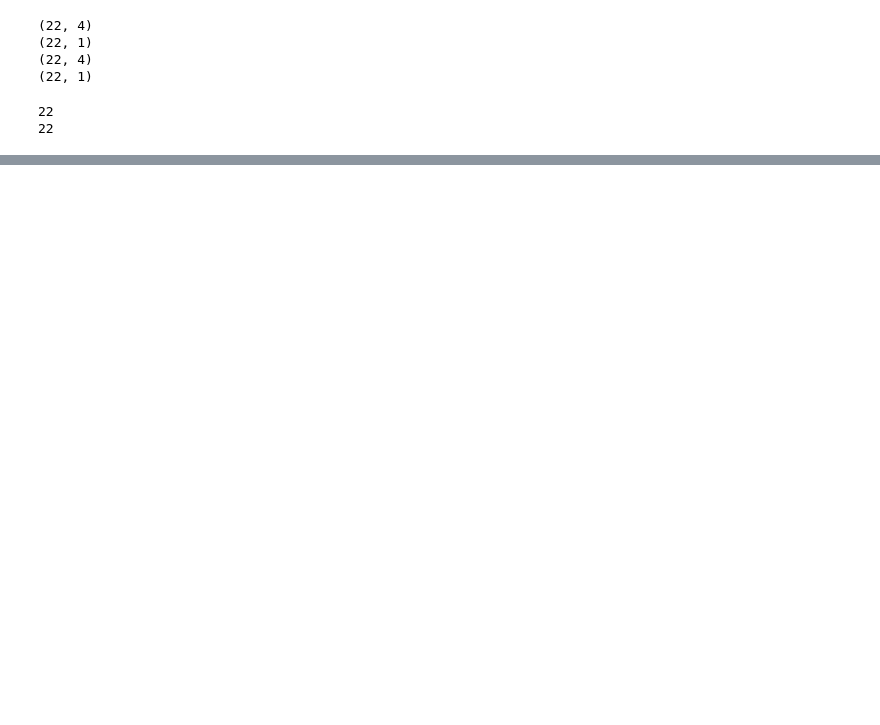
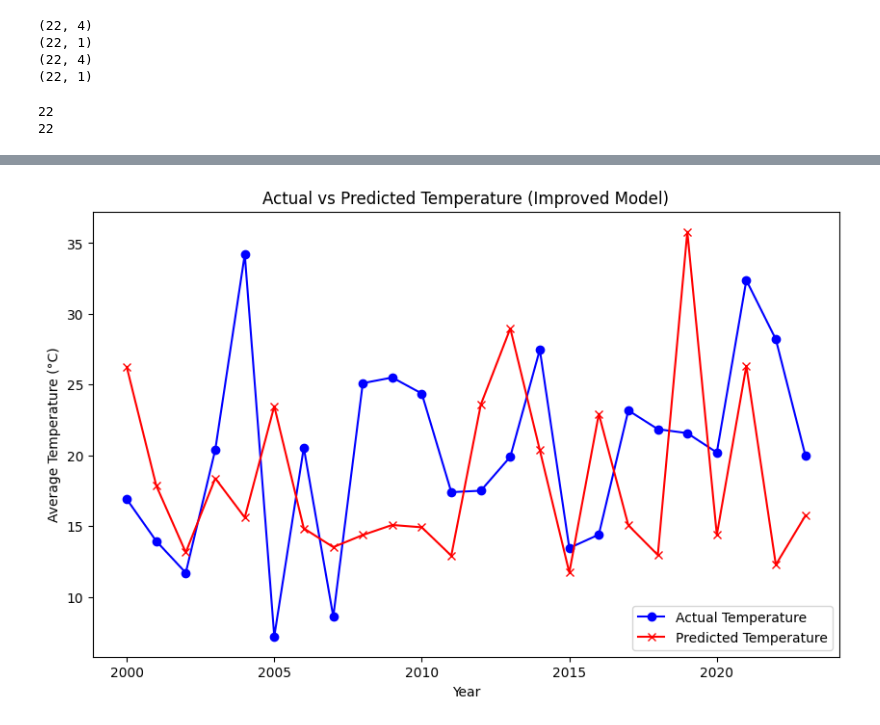
Before and after one commit to unc-ml-climate-project/ML-Climate-Project, a Jupyter notebook: models/nnet_model.ipynb, the cells around one changed output, grey strips where cells are left out. Saved outputs shown, nothing was run; the diff lists cells and outputs as text; code cells hidden in the pictures; blank space fills up the shorter version.

```diff
--- a/models/nnet_model.ipynb
+++ b/models/nnet_model.ipynb
@@ -138,3 +137,48 @@ nnet.fit(input_train_data, output_train_data, epochs=100)
 
 plt.scatter(X[np.equal(Y[:,-1], 0), 0], X[np.equal(Y[:,-1], 0), 1])
 plt.scatter(X[np.equal(Y[:,-1], 1), 0], X[np.equal(Y[:,-1], 1), 1], marker='+')
+# %%
+
+# Ensure input and output data are numpy arrays
+X_train = input_train_data.values  # Shape: (num_samples, 4)
+Y_train = output_train_data.values  # Shape: (num_samples, 1)
+
+X_test = input_test_data.values  # Shape: (num_samples, 4)
+Y_test = output_test_data.values  # Shape: (num_samples, 1)
+
+# Normalize the input data (optional but recommended for neural networks)
+from sklearn.preprocessing import StandardScaler
+scaler = StandardScaler()
+X_train = scaler.fit_transform(X_train)
+X_test = scaler.transform(X_test)
+
+# Define the updated neural network model
+model = tf.keras.Sequential([
+    tf.keras.layers.Dense(64, activation='relu', input_shape=(X_train.shape[1],)),  # Input layer with 64 nodes
+    tf.keras.layers.Dense(64, activation='relu'),  # First hidden layer with 64 nodes
+    tf.keras.layers.Dense(64, activation='relu'),  # Second hidden layer with 64 nodes
+    tf.keras.layers.Dense(32, activation='relu'),  # Third hidden layer with 32 nodes
+    tf.keras.layers.Dense(1)  # Output layer with 1 node (predicted temperature)
+])
+
+# Compile the model with a lower learning rate
+model.compile(optimizer=tf.keras.optimizers.Adam(learning_rate=0.0005),  # Reduced learning rate
+              loss='mean_squared_error',
+              metrics=['mae'])
+
+# Train the updated model
+history = model.fit(X_train, Y_train, epochs=200, batch_size=16, validation_data=(X_test, Y_test), verbose=1)
+
+# Predict on the test data
+Y_pred = model.predict(X_test)
+
+# Visualize the results
+plt.figure(figsize=(10, 6))
+plt.plot(input_test_data['Year'], Y_test, label='Actual Temperature', color='blue', marker='o')
+plt.plot(input_test_data['Year'], Y_pred, label='Predicted Temperature', color='red', marker='x')
+plt.xlabel('Year')
+plt.ylabel('Average Temperature (°C)')
+plt.title('Actual vs Predicted Temperature (Improved Model)')
+plt.legend()
+plt.show()
+# %% [output]
@@ -140,0 +202 @@ plt.scatter(X[np.equal(Y[:,-1], 1), 0], X[np.equal(Y[:,-1], 1), 1], marker='+')
+[figure, added]
```
Also changed, not shown: parts of 5 cells of this notebook.
